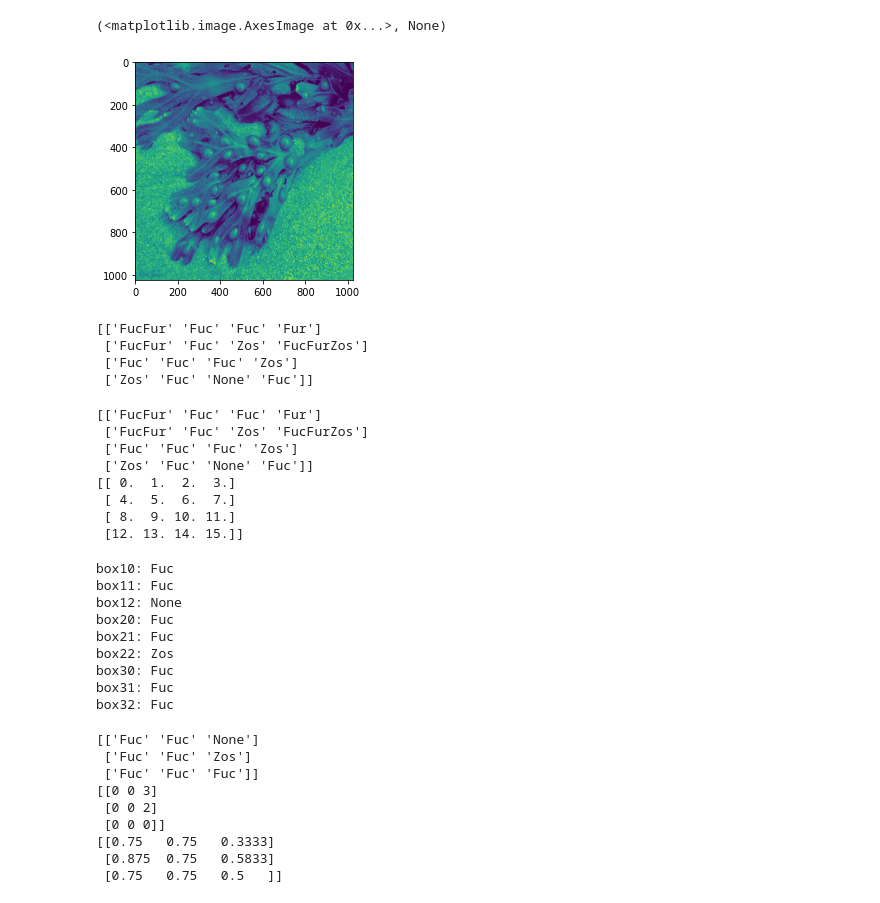
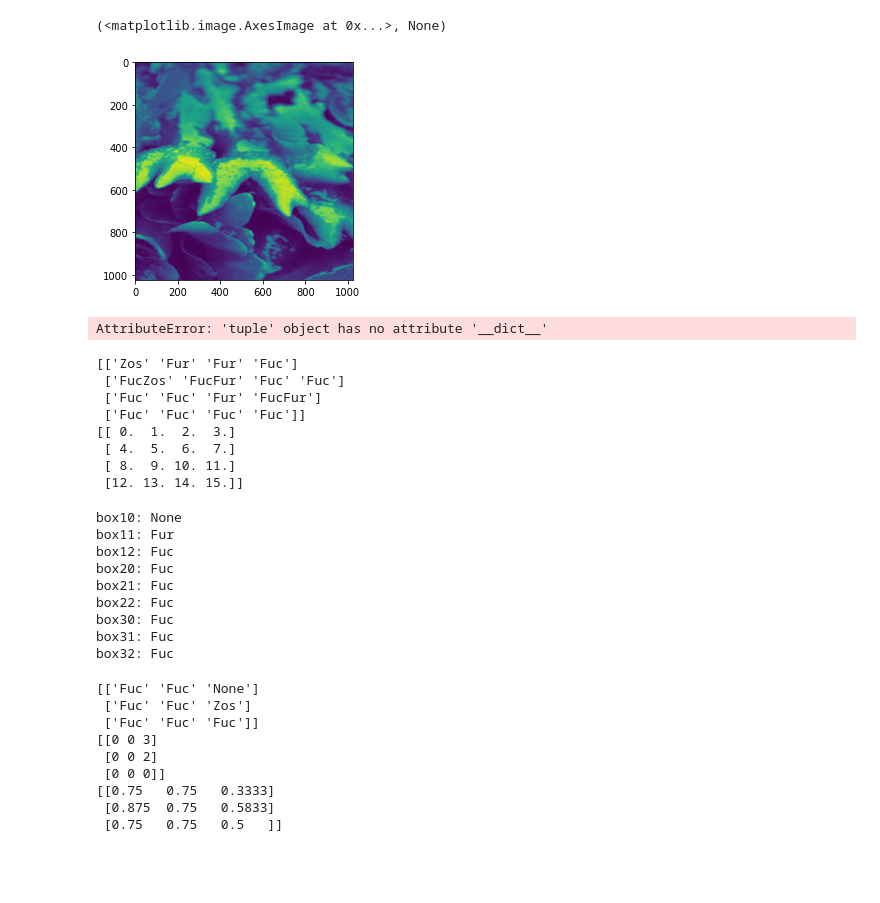
Before and after one commit to JavierGalindos/CV-BalticSea-FeatureDescriptors-Detectron2, a Jupyter notebook: orb_playground.ipynb, the cells around one changed output. Drawn from its saved outputs; the diff is of its cells as text; code cells hidden in the pictures; blank space fills up the shorter version.

Commit message:
Pipeline fixed until fucus_56.jpg

```diff
--- a/orb_playground.ipynb
+++ b/orb_playground.ipynb
@@ -48,7 +48,7 @@ import os
 #train_img_bw = cv2.imread('Processed images/Fucus/Fucus_24.jpg',0)
 #train_img_bw = cv2.imread('Processed images/Zostera marina/zostera_marina_26.jpg',0)
 #train_img_bw = cv2.imread('Processed images/Furcellaria lumbricalis/furcellaria_lumbricalis_2.jpg',0)
-train_img_bw = cv2.imread('Processed images/Fucus/Fucus_7.jpg',0)
+train_img_bw = cv2.imread('Processed images/Fucus/Fucus_56.jpg',0)
 
 plt.imshow(train_img_bw),plt.show()
 #print(train_img_bw.shape)
@@ -114,39 +114,40 @@ for x_coord in range(0, train_img_bw.shape[0], step):
                 matches = matcher.knnMatch(queryDescriptors,trainDescriptors, k=2)
 
                 # draw the matches to the final image
                 # containing both the images the drawMatches()
                 # function takes both images and keypoints
                 # and outputs the matched query image with
                 # its train image
                 # final_img = cv2.drawMatchesKnn(query_img_bw, queryKeypoints,
                 # img_patch, trainKeypoints, matches[:50],None)
-                good = [[m] for m, n in matches if m.distance < lowe_ratio*n.distance]
+                good = []
+
+                for m,n in (matches):
+                    if m.distance <lowe_ratio*n.distance:
+                        good.append(m)
                 # img3 = cv2.drawMatchesKnn(query_img_bw,queryKeypoints,img_patch,trainKeypoints,good, None, flags=2)
                 max_goodies += len(good)
 
             class_for_patch.append(max_goodies)
         #print((class_for_patch))
         if np.max(class_for_patch) > good_match_thresh:
             #deal with multiple maxima at one point
             m = [i for i,j in enumerate(class_for_patch) if j==np.max(class_for_patch)]
 
             pred_patch_class = ''
             for i in m:
                 pred_patch_class += classes[i]
 
         else:
             pred_patch_class = 'None'
 
         #print(pred_patch_class)
         grid_class[int(begin_x/step),int(begin_y/step)] = pred_patch_class
 
 print(grid_class)
 # %% [output]
-[figure, old version]
+[figure, new version]
-[['FucFur' 'Fuc' 'Fuc' 'Fur']
- ['FucFur' 'Fuc' 'Zos' 'FucFurZos']
- ['Fuc' 'Fuc' 'Fuc' 'Zos']
- ['Zos' 'Fuc' 'None' 'Fuc']]
+AttributeError: 'tuple' object has no attribute '__dict__'
 # %%
 print(grid_class)
 
@@ -163,10 +164,10 @@ for i in range(grid_per_side):
         nr +=1
 print(numerical_grid)
 # %% [output]
-[['FucFur' 'Fuc' 'Fuc' 'Fur']
- ['FucFur' 'Fuc' 'Zos' 'FucFurZos']
- ['Fuc' 'Fuc' 'Fuc' 'Zos']
- ['Zos' 'Fuc' 'None' 'Fuc']]
+[['Zos' 'Fur' 'Fur' 'Fuc']
+ ['FucZos' 'FucFur' 'Fuc' 'Fuc']
+ ['Fuc' 'Fuc' 'Fur' 'FucFur']
+ ['Fuc' 'Fuc' 'Fuc' 'Fuc']]
 [[ 0.  1.  2.  3.]
  [ 4.  5.  6.  7.]
  [ 8.  9. 10. 11.]
@@ -238,12 +239,12 @@ for box in all_windows:
     print('%s: %s' %(windows_names[i], best_class[i]))
     i+=1
 # %% [output]
-box10: Fuc
-box11: Fuc
-box12: None
+box10: None
+box11: Fur
+box12: Fuc
 box20: Fuc
 box21: Fuc
-box22: Zos
+box22: Fuc
 box30: Fuc
 box31: Fuc
 box32: Fuc
```
Also changed, not shown: 2 other files.
